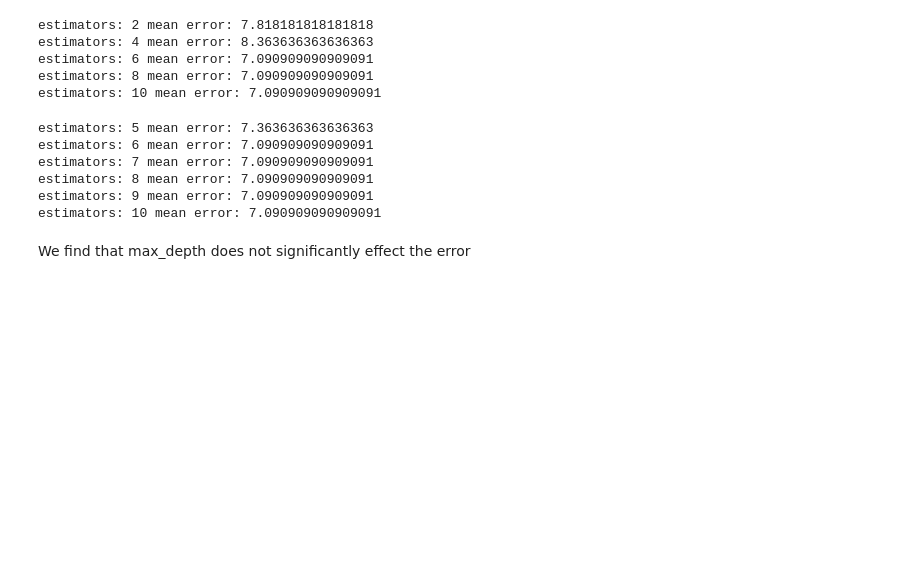
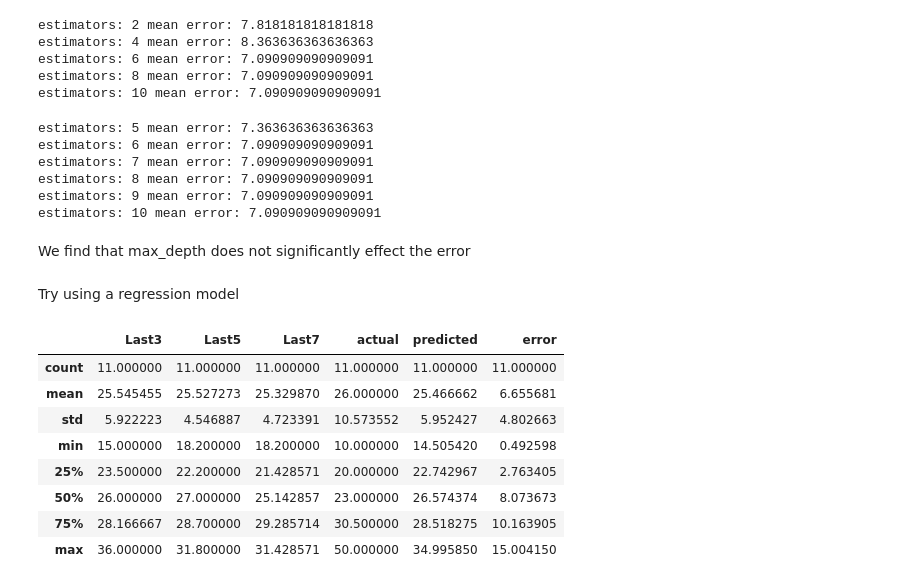
Before and after one commit to hdjwis/NBA_predictions, a Jupyter notebook: Wemby.ipynb, the cells around one changed output. Saved outputs shown, nothing was run; the diff lists cells and outputs as text; code cells hidden in the pictures; blank space fills up the shorter version.

Commit message:
Tried using a linear regression and found better results

```diff
--- a/Wemby.ipynb
+++ b/Wemby.ipynb
@@ -305,3 +305,5 @@ estimators: 9 mean error: 7.090909090909091
 estimators: 10 mean error: 7.090909090909091
 # %% [markdown]
 We find that max_depth does not significantly effect the error
+# %% [markdown]
+Try using a regression model
@@ -307,0 +312,20 @@ We find that max_depth does not significantly effect the error
+# %%
+regression_model = LinearRegression()
+regression_model.fit(X_train, y_train)
+regression_predictions = regression_model.predict(X_test)
+regression_testDF = pd.DataFrame(X_test, columns=['Last3', 'Last5', 'Last7'])
+regression_testDF['actual'] = y_test
+regression_testDF['predicted'] = regression_predictions
+regression_testDF['error'] = abs(regression_testDF['actual'] - regression_testDF['predicted'])
+# %%
+regression_testDF.describe()
+# %% [output]
+|  | Last3 | Last5 | Last7 | actual | predicted | error |
+| count | 11.000000 | 11.000000 | 11.000000 | 11.000000 | 11.000000 | 11.000000 |
+| mean | 25.545455 | 25.527273 | 25.329870 | 26.000000 | 25.466662 | 6.655681 |
+| std | 5.922223 | 4.546887 | 4.723391 | 10.573552 | 5.952427 | 4.802663 |
+| min | 15.000000 | 18.200000 | 18.200000 | 10.000000 | 14.505420 | 0.492598 |
+| 25% | 23.500000 | 22.200000 | 21.428571 | 20.000000 | 22.742967 | 2.763405 |
+| 50% | 26.000000 | 27.000000 | 25.142857 | 23.000000 | 26.574374 | 8.073673 |
+| 75% | 28.166667 | 28.700000 | 29.285714 | 30.500000 | 28.518275 | 10.163905 |
+| max | 36.000000 | 31.800000 | 31.428571 | 50.000000 | 34.995850 | 15.004150 |
```
Also changed, not shown: parts of 4 cells of this notebook.
